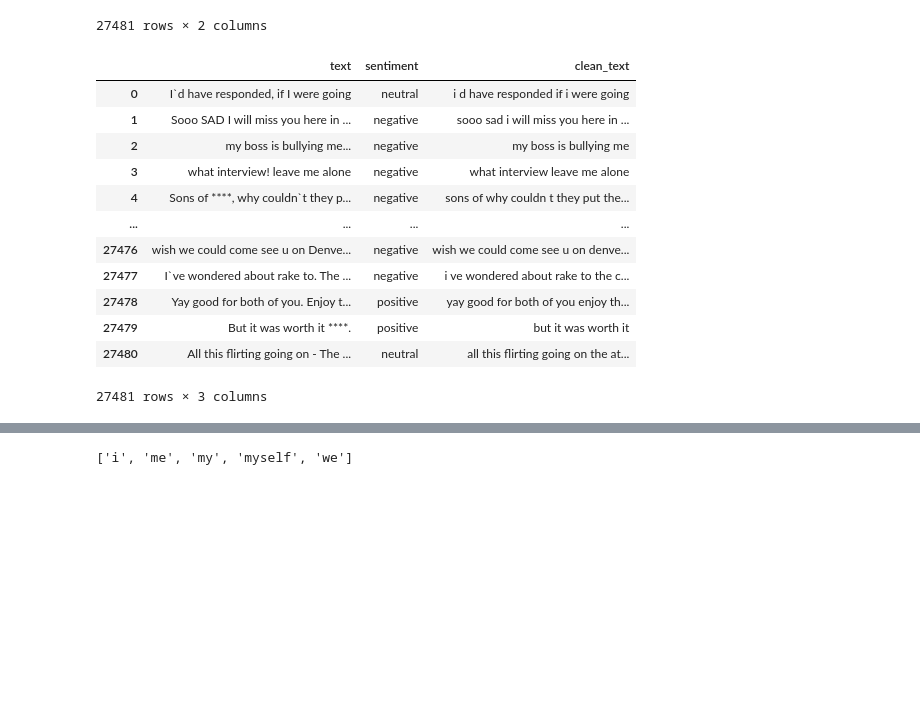
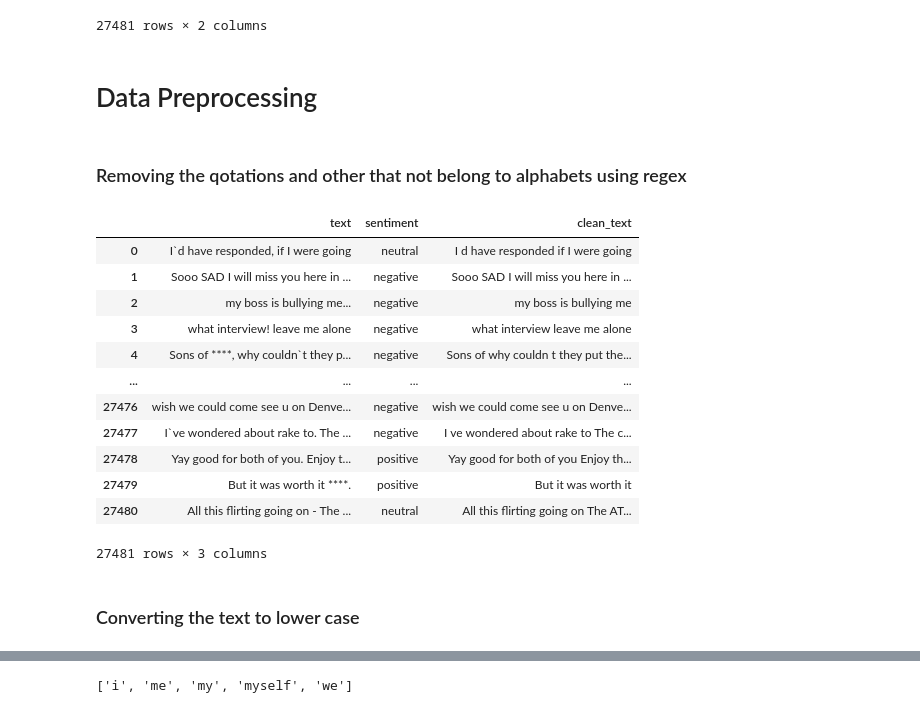
Before and after one commit to S-Vijay-vj/twitter_sentiment_analysis, a Jupyter notebook: project.ipynb, the cells around one changed output, grey strips where cells are left out. Saved outputs shown, nothing was run; the diff lists cells and outputs as text; code cells hidden in the pictures; blank space fills up the shorter version.

```diff
--- a/project.ipynb
+++ b/project.ipynb
@@ -110,25 +111,28 @@ df1
 | 27479 | But it was worth it ****. | positive |
 | 27480 | All this flirting going on - The ... | neutral |
 27481 rows × 2 columns
-# %%
-# removing the qotations and other that not belong to alphabets using regex
-df1["clean_text"] = df1["text"].str.replace("[^a-zA-Z]", " ", regex=True)
-
-# converting the text to lower case
-df1["clean_text"] = df1["clean_text"].str.lower()
-
-df1
-# %% [output]
-|  | text | sentiment | clean_text |
-| 0 | I`d have responded, if I were going | neutral | i d have responded if i were going |
-| 1 | Sooo SAD I will miss you here in ... | negative | sooo sad i will miss you here in ... |
-| 2 | my boss is bullying me... | negative | my boss is bullying me |
-| 3 | what interview! leave me alone | negative | what interview leave me alone |
-| 4 | Sons of ****, why couldn`t they p... | negative | sons of why couldn t they put the... |
-| ... | ... | ... | ... |
-| 27476 | wish we could come see u on Denve... | negative | wish we could come see u on denve... |
-| 27477 | I`ve wondered about rake to. The ... | negative | i ve wondered about rake to the c... |
-| 27478 | Yay good for both of you. Enjoy t... | positive | yay good for both of you enjoy th... |
-| 27479 | But it was worth it ****. | positive | but it was worth it |
-| 27480 | All this flirting going on - The ... | neutral | all this flirting going on the at... |
-27481 rows × 3 columns
+# %% [markdown]
+# Data Preprocessing
+# %% [markdown]
+### Removing the qotations and other that not belong to alphabets using regex
+# %%
+import re
+
+df1["clean_text"] = df1["text"].apply(lambda x: re.sub("[^a-zA-Z]", " ", str(x)))
+df1
+# %% [output]
+|  | text | sentiment | clean_text |
+| 0 | I`d have responded, if I were going | neutral | I d have responded if I were going |
+| 1 | Sooo SAD I will miss you here in ... | negative | Sooo SAD I will miss you here in ... |
+| 2 | my boss is bullying me... | negative | my boss is bullying me |
+| 3 | what interview! leave me alone | negative | what interview leave me alone |
+| 4 | Sons of ****, why couldn`t they p... | negative | Sons of why couldn t they put the... |
+| ... | ... | ... | ... |
+| 27476 | wish we could come see u on Denve... | negative | wish we could come see u on Denve... |
+| 27477 | I`ve wondered about rake to. The ... | negative | I ve wondered about rake to The c... |
+| 27478 | Yay good for both of you. Enjoy t... | positive | Yay good for both of you Enjoy th... |
+| 27479 | But it was worth it ****. | positive | But it was worth it |
+| 27480 | All this flirting going on - The ... | neutral | All this flirting going on The AT... |
+27481 rows × 3 columns
+# %% [markdown]
+### Converting the text to lower case
```
Also changed, not shown: parts of 70 cells of this notebook.
